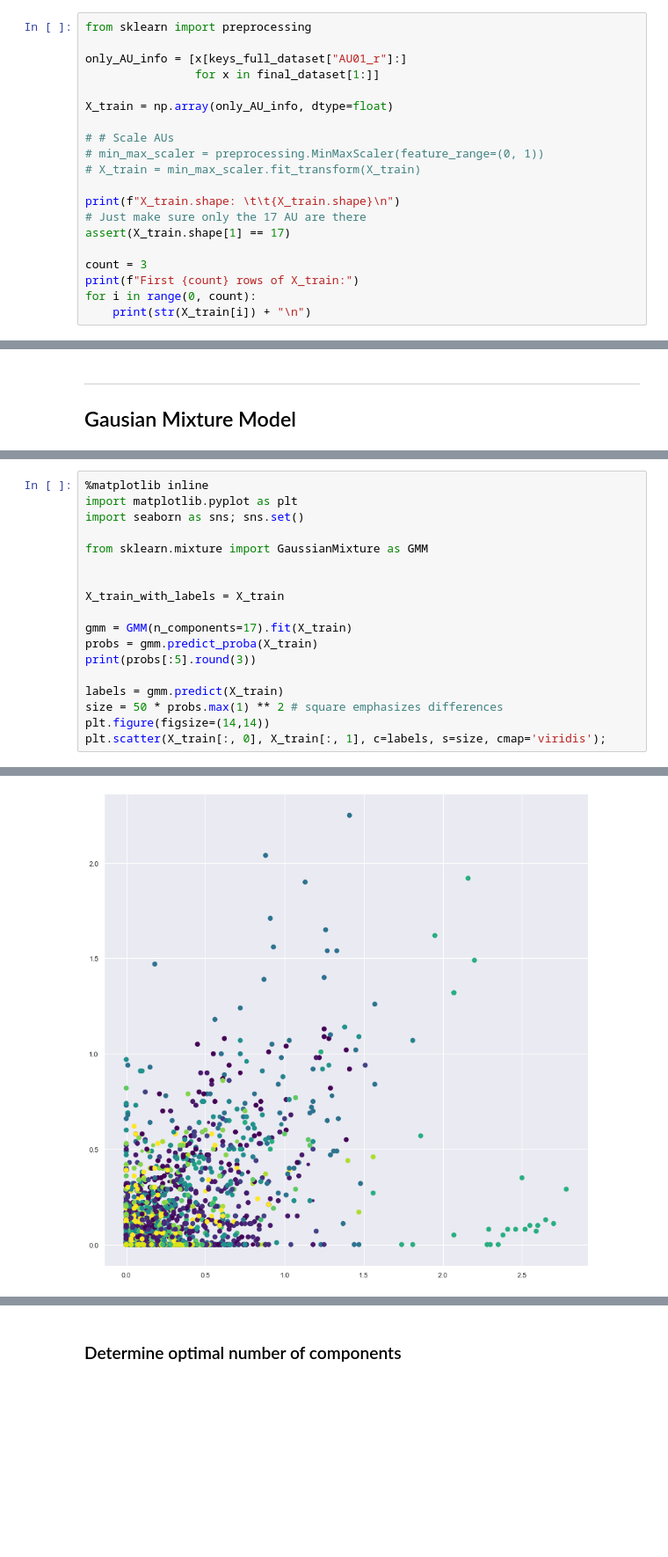
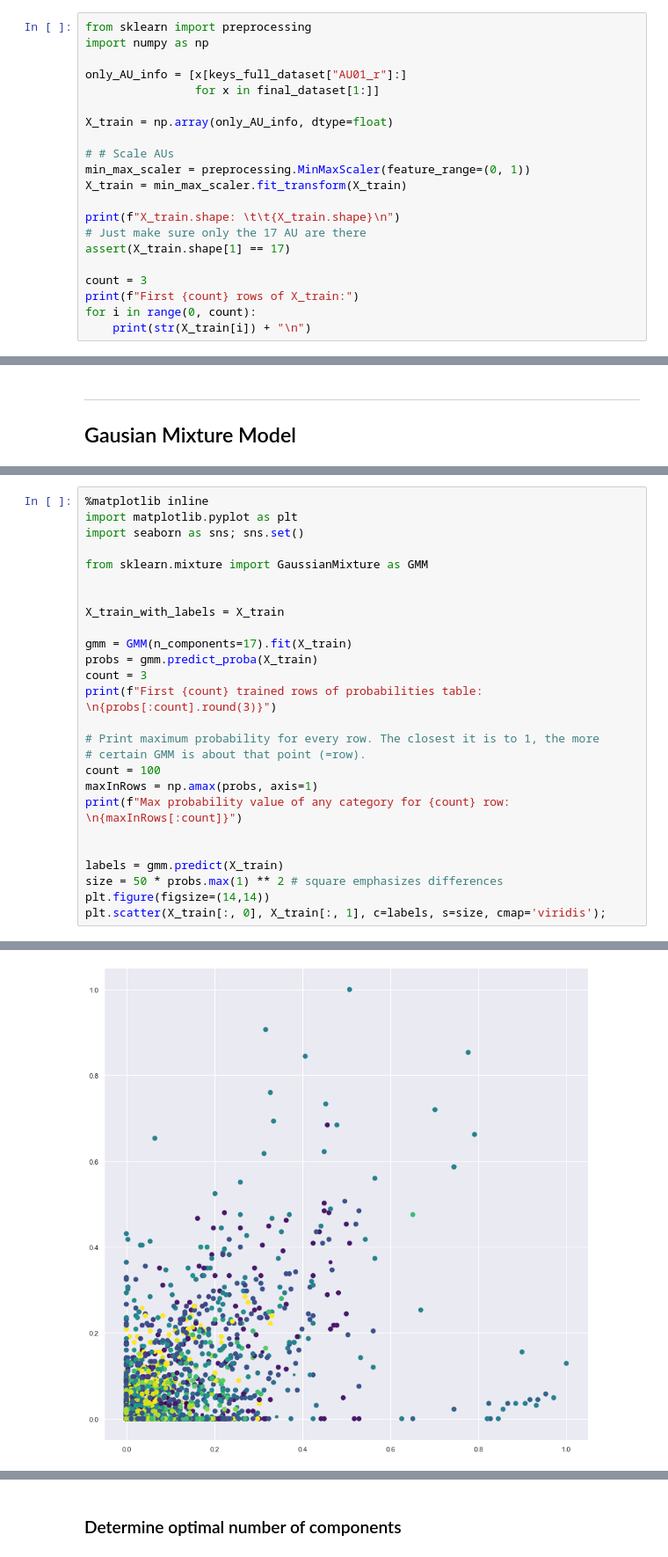
Before and after one commit to leomorpho/CMPT419-A2, a Jupyter notebook: A2 - Clustering and Visualization.ipynb, the cells around one changed output, grey strips where cells are left out. Shown at 88% size. Drawn from its saved outputs; the diff is of its cells as text; blank space fills up the shorter version.

```diff
--- a/A2 - Clustering and Visualization.ipynb
+++ b/A2 - Clustering and Visualization.ipynb
@@ -290,5 +287,6 @@ type(full_dataset):     <class 'list'>
 # %%
 from sklearn import preprocessing
+import numpy as np
 
 only_AU_info = [x[keys_full_dataset["AU01_r"]:]
                 for x in final_dataset[1:]]
@@ -296,8 +294,8 @@ only_AU_info = [x[keys_full_dataset["AU01_r"]:]
 X_train = np.array(only_AU_info, dtype=float)
 
 # # Scale AUs
-# min_max_scaler = preprocessing.MinMaxScaler(feature_range=(0, 1))
-# X_train = min_max_scaler.fit_transform(X_train)
+min_max_scaler = preprocessing.MinMaxScaler(feature_range=(0, 1))
+X_train = min_max_scaler.fit_transform(X_train)
 
 print(f"X_train.shape: \t\t{X_train.shape}\n")
 # Just make sure only the 17 AU are there
@@ -334,7 +348,15 @@ X_train_with_labels = X_train
 
 gmm = GMM(n_components=17).fit(X_train)
 probs = gmm.predict_proba(X_train)
-print(probs[:5].round(3))
+count = 3
+print(f"First {count} trained rows of probabilities table: \n{probs[:count].round(3)}")
+
+# Print maximum probability for every row. The closest it is to 1, the more
+# certain GMM is about that point (=row).
+count = 100
+maxInRows = np.amax(probs, axis=1)
+print(f"Max probability value of any category for {count} row: \n{maxInRows[:count]}")
+
 
 labels = gmm.predict(X_train)
 size = 50 * probs.max(1) ** 2 # square emphasizes differences
@@ -355 +384 @@ plt.scatter(X_train[:, 0], X_train[:, 1], c=labels, s=size, cmap='viridis');
-[figure, old version]
+[figure, new version]
```
Also changed, not shown: parts of 16 cells of this notebook, 1 other file.
